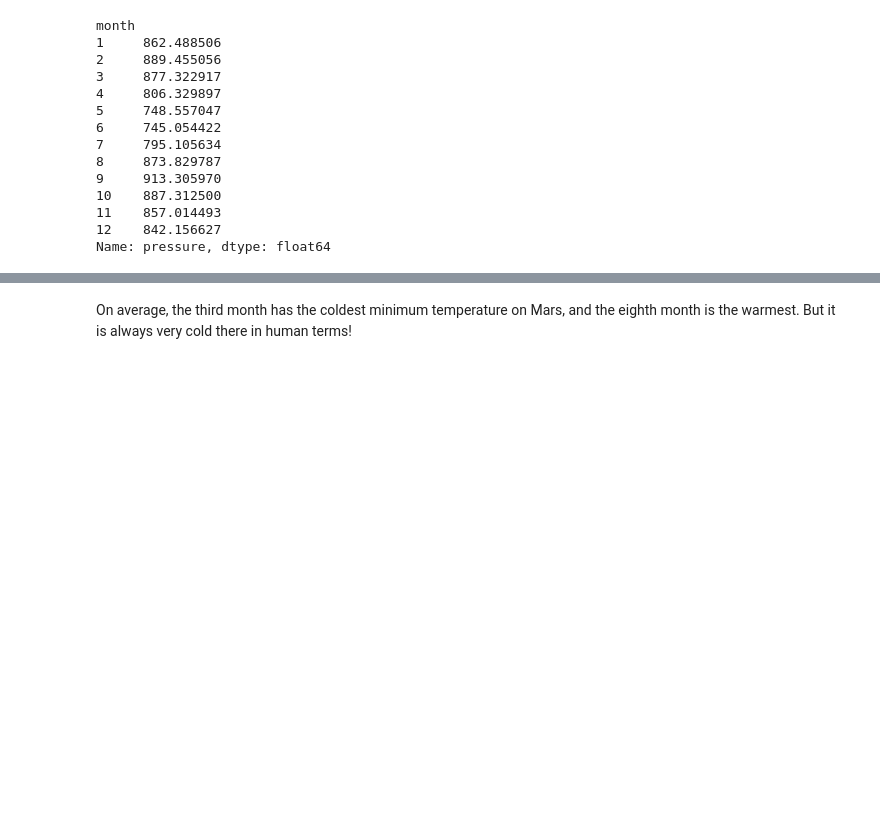
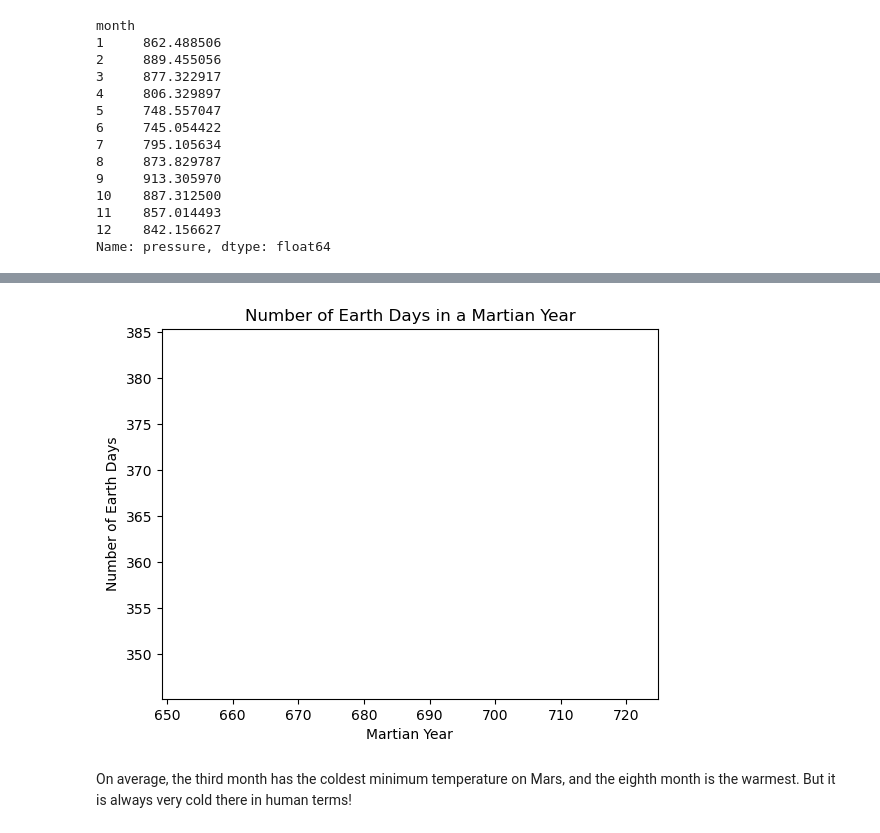
Before and after one commit to WoyramA/Mission-to-Mars, a Jupyter notebook: Deliverables/part_2_mars_weather.ipynb, the cells around one changed output, grey strips where cells are left out. Cells and saved outputs as stored; diff of their text form; code cells hidden in the pictures; blank space fills up the shorter version.

```diff
--- a/Deliverables/part_2_mars_weather.ipynb
+++ b/Deliverables/part_2_mars_weather.ipynb
@@ -180,3 +316,20 @@ Name: pressure, dtype: float64
+# %%
+# Martian year and corresponding number of Earth days
+martian_years = 687
+earth_days = 365.25
+
+# create a line plot
+plt.plot(martian_years, earth_days)
+
+# add labels and title
+plt.xlabel('Martian Year')
+plt.ylabel('Number of Earth Days')
+plt.title('Number of Earth Days in a Martian Year')
+
+# display the plot
+plt.show()
+# %% [output]
+[figure, added]
 # %% [markdown]
 On average, the third month has the coldest minimum temperature on Mars, and the eighth month is the warmest. But it is always very cold there in human terms!
 # %% [markdown]
```
Also changed, not shown: parts of 24 cells of this notebook, 2 other files.
